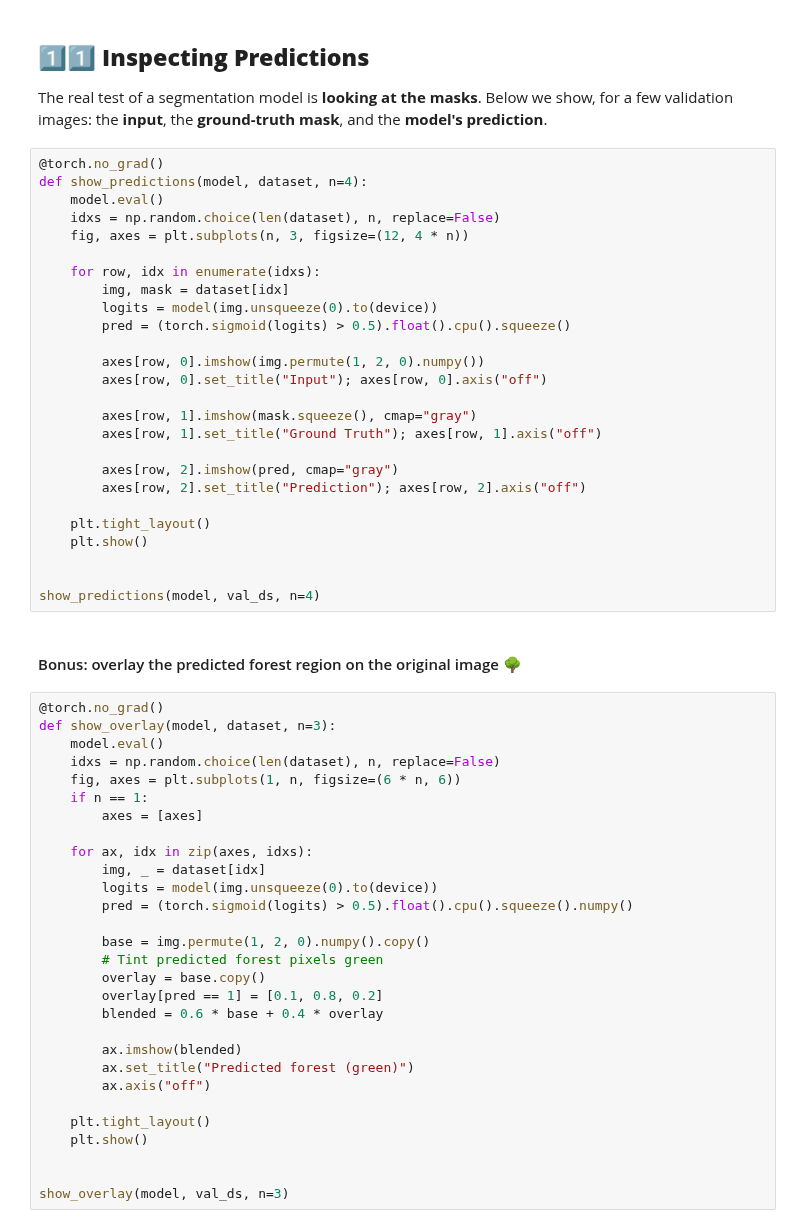
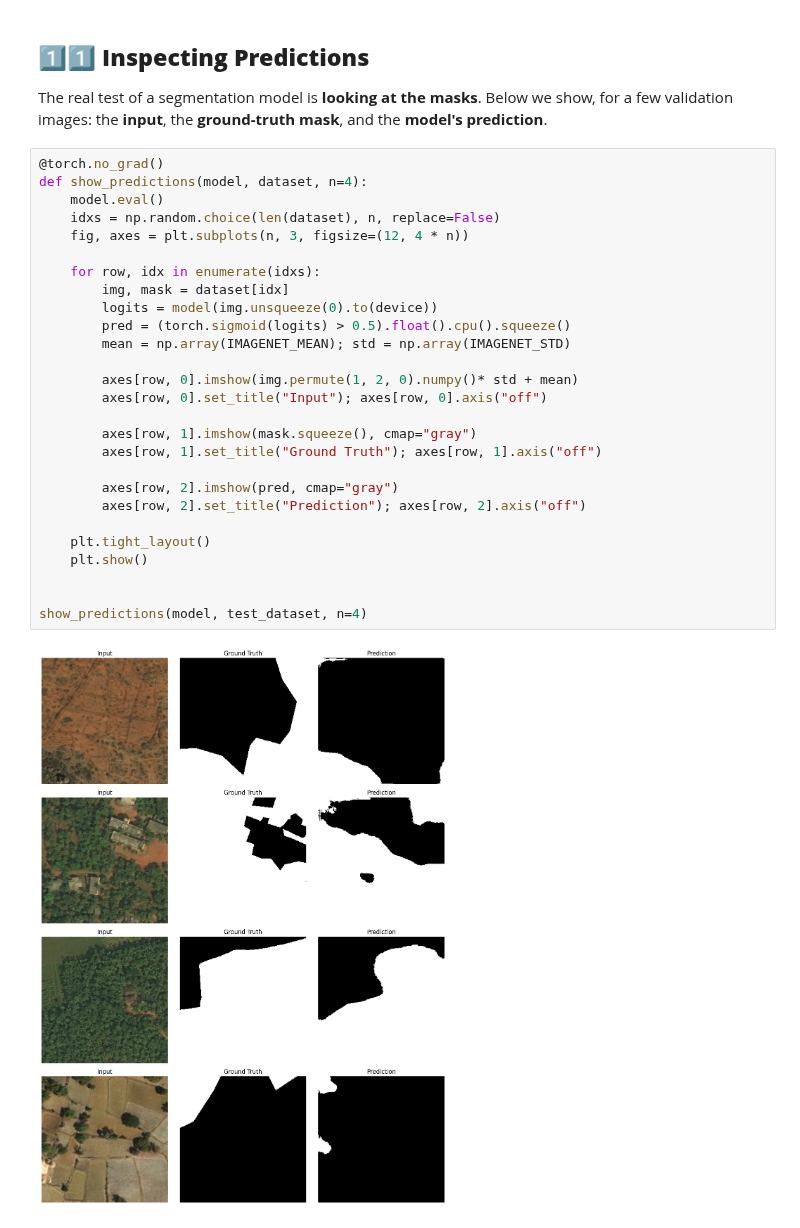
Before and after one commit to orbitfirmraghad-cloud/Summer-Training, a Jupyter notebook: Week 3/Code/UNet_Forest_Segmentation.ipynb, the cells around one changed output. Cells and saved outputs as stored; diff of their text form.

```diff
--- a/Week 3/Code/UNet_Forest_Segmentation.ipynb
+++ b/Week 3/Code/UNet_Forest_Segmentation.ipynb
@@ -374,57 +456,29 @@ validation images: the **input**, the **ground-truth mask**, and the **model's p
 # %%
 @torch.no_grad()
 def show_predictions(model, dataset, n=4):
     model.eval()
     idxs = np.random.choice(len(dataset), n, replace=False)
     fig, axes = plt.subplots(n, 3, figsize=(12, 4 * n))
 
     for row, idx in enumerate(idxs):
         img, mask = dataset[idx]
         logits = model(img.unsqueeze(0).to(device))
         pred = (torch.sigmoid(logits) > 0.5).float().cpu().squeeze()
+        mean = np.array(IMAGENET_MEAN); std = np.array(IMAGENET_STD)
 
-        axes[row, 0].imshow(img.permute(1, 2, 0).numpy())
+        axes[row, 0].imshow(img.permute(1, 2, 0).numpy()* std + mean)
         axes[row, 0].set_title("Input"); axes[row, 0].axis("off")
 
         axes[row, 1].imshow(mask.squeeze(), cmap="gray")
         axes[row, 1].set_title("Ground Truth"); axes[row, 1].axis("off")
 
         axes[row, 2].imshow(pred, cmap="gray")
         axes[row, 2].set_title("Prediction"); axes[row, 2].axis("off")
 
     plt.tight_layout()
     plt.show()
 
 
-show_predictions(model, val_ds, n=4)
+show_predictions(model, test_dataset, n=4)
+# %% [output]
+[figure, added]
-# %% [markdown]
-#### Bonus: overlay the predicted forest region on the original image 🌳
-# %%
-@torch.no_grad()
-def show_overlay(model, dataset, n=3):
-    model.eval()
-    idxs = np.random.choice(len(dataset), n, replace=False)
-    fig, axes = plt.subplots(1, n, figsize=(6 * n, 6))
-    if n == 1:
-        axes = [axes]
-
-    for ax, idx in zip(axes, idxs):
-        img, _ = dataset[idx]
-        logits = model(img.unsqueeze(0).to(device))
-        pred = (torch.sigmoid(logits) > 0.5).float().cpu().squeeze().numpy()
-
-        base = img.permute(1, 2, 0).numpy().copy()
-        # Tint predicted forest pixels green
-        overlay = base.copy()
-        overlay[pred == 1] = [0.1, 0.8, 0.2]
-        blended = 0.6 * base + 0.4 * overlay
-
-        ax.imshow(blended)
-        ax.set_title("Predicted forest (green)")
-        ax.axis("off")
-
-    plt.tight_layout()
-    plt.show()
-
-
-show_overlay(model, val_ds, n=3)
```
Also changed, not shown: parts of 21 cells of this notebook.
